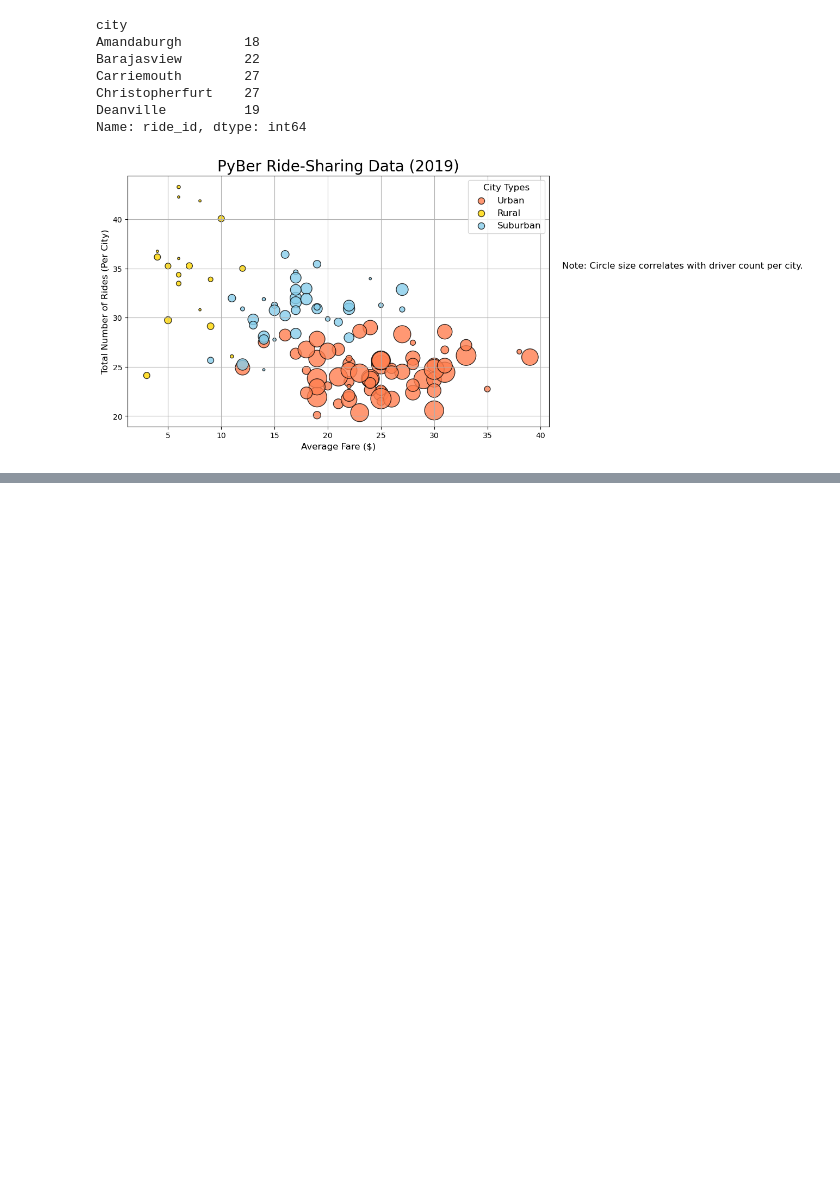
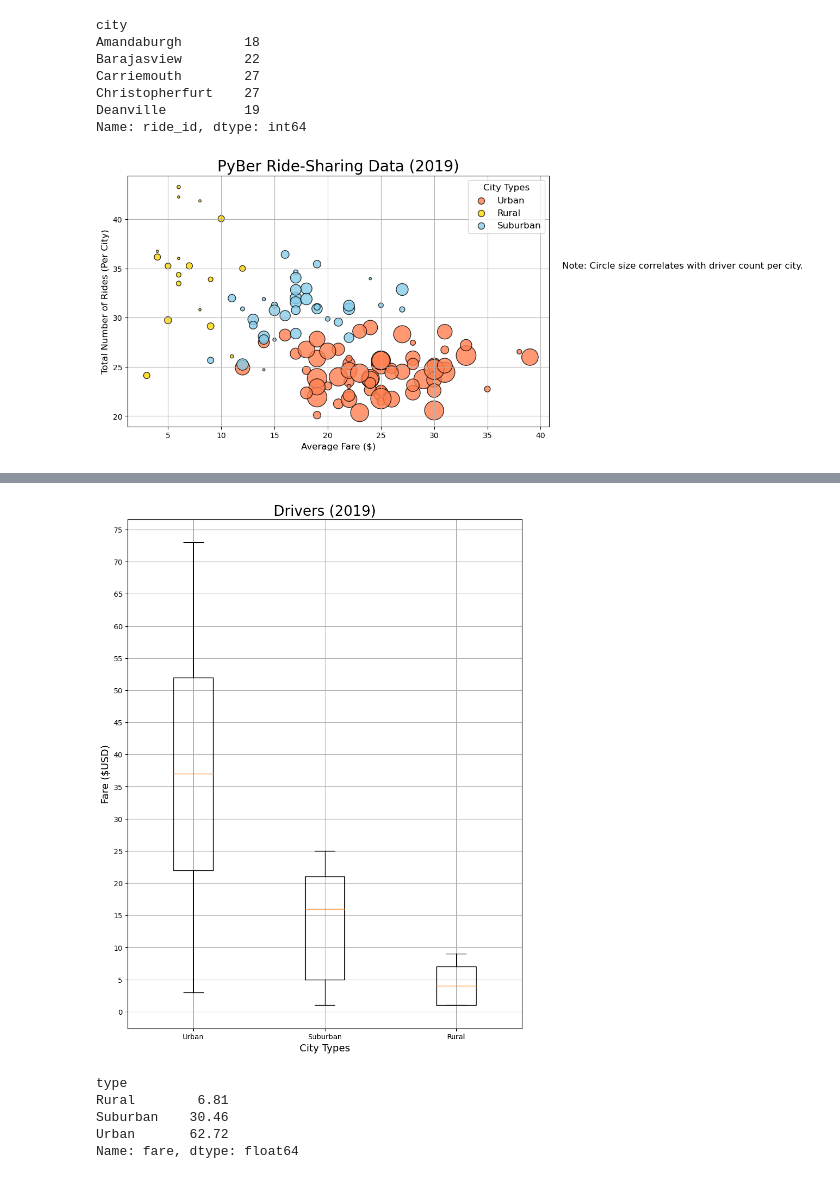
Before and after one commit to btmeasles/PyBer_Analysis, a Jupyter notebook: Pyber.ipynb, the cells around one changed output, grey strips where cells are left out. Saved outputs shown, nothing was run; the diff lists cells and outputs as text; code cells hidden in the pictures; blank space fills up the shorter version.

```diff
--- a/Pyber.ipynb
+++ b/Pyber.ipynb
@@ -118,0 +161,4 @@ plt.show()
+# %%
+urban_drivers = urban_cities_df['driver_count']
+suburban_drivers = suburban_cities_df['driver_count']
+rural_drivers = rural_cities_df['driver_count']
@@ -118,0 +234,25 @@ plt.show()
+# %%
+# Create a box-and-whisker plot for the urban fare data, then all city types fare data
+drivers_box_plot = [urban_drivers, suburban_drivers, rural_drivers]
+x_labels = ["Urban","Suburban","Rural"]
+fig, ax = plt.subplots(figsize=(10, 13))
+ax.set_title('Drivers (2019)', fontsize=20)
+ax.set_xlabel("City Types", fontsize=14)
+ax.set_ylabel('Fare ($USD)', fontsize=14)
+ax.set_yticks(np.arange(0, 85, step=5.0))
+ax.boxplot(drivers_box_plot, labels=x_labels)
+ax.grid()
+plt.savefig("Analysis/Fig4.png")
+plt.show()
+# %% [output]
+[figure, added]
+# %%
+
+type_percentages = round(100*(pyber_data_df.groupby(['type']).sum()['fare'])/(pyber_data_df['fare'].sum()), 2)
+type_percentages
+# %% [output]
+type
+Rural        6.81
+Suburban    30.46
+Urban       62.72
+Name: fare, dtype: float64
```
Also changed, not shown: parts of 12 cells of this notebook, 4 other files.
